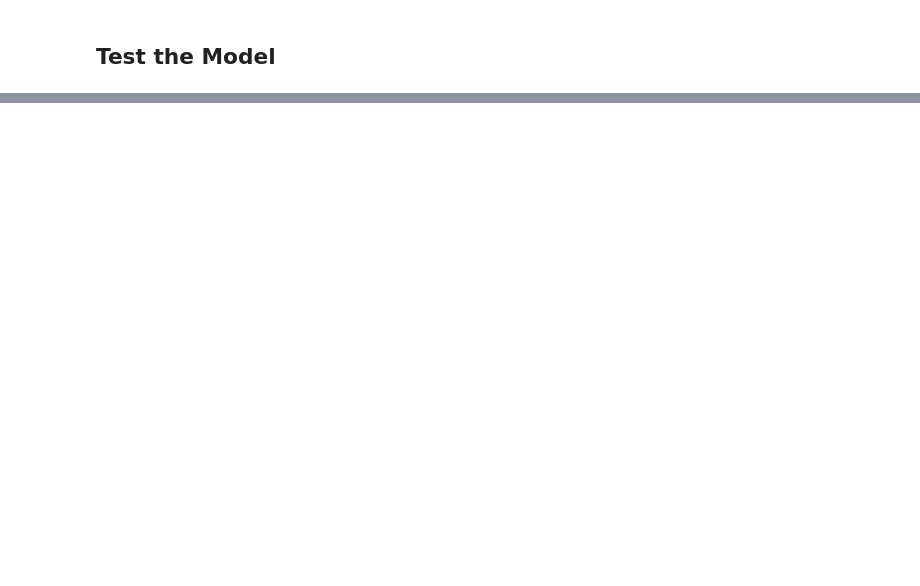
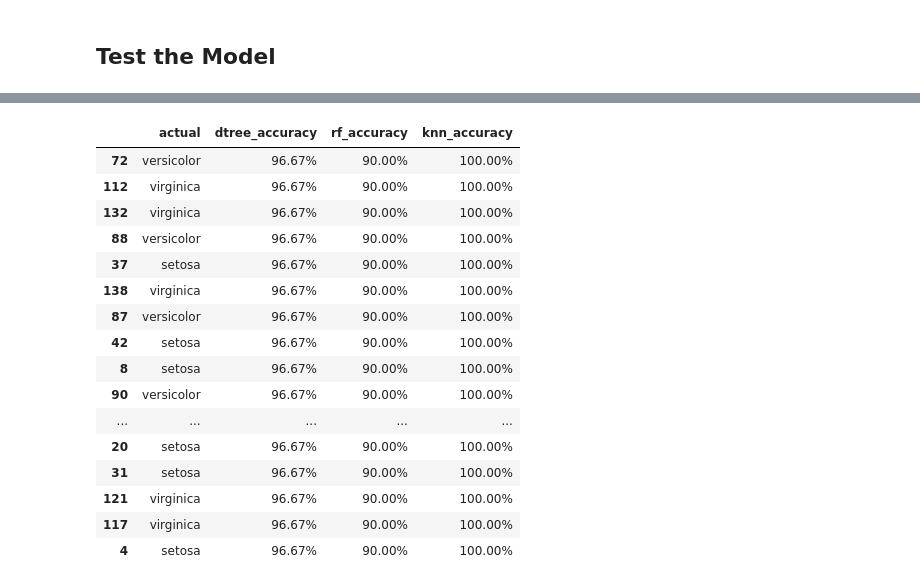
Before and after one commit to chasethompson/ds-methodologies-exercises, a Jupyter notebook: classification/model.ipynb, the cells around one changed output, grey strips where cells are left out. Saved outputs shown, nothing was run; the diff lists cells and outputs as text; code cells hidden in the pictures; blank space fills up the shorter version.

```diff
--- a/classification/model.ipynb
+++ b/classification/model.ipynb
@@ -792,0 +613,56 @@ Accuracy of random forest classifier on test set: 0.78
+# %%
+# a dataframe to hold our models' predictions for future comparison
+evaluation = pd.DataFrame({
+    'actual': y_validate
+})
+# %%
+# species ~ sepal_length + sepal_width + petal_length + petal_wdith
+X_train, y_train, X_validate, y_validate, X_test, y_test = get_iris_splits(iris)
+
+dtree_model = DecisionTreeClassifier(max_depth=7, random_state=123)
+dtree_model.fit(X_train, y_train)
+
+dtree_model.predict_proba(X_validate)[:, 1]
+evaluation['dtree_accuracy'] = ('{:.2%}'.format(dtree_model.score(X_validate, y_validate)))
+# %%
+# species ~ sepal_length + sepal_width + petal_length + petal_wdith
+X_train, y_train, X_validate, y_validate, X_test, y_test = get_iris_splits(iris)
+
+rf_model = RandomForestClassifier(random_state= 123, min_samples_leaf = 1, max_depth = 20)
+rf_model.fit(X_train, y_train)
+
+rf_model.predict_proba(X_validate)[:, 1]
+evaluation['rf_accuracy'] = ('{:.2%}'.format(rf_model.score(X_validate, y_validate)))
+# %%
+# species ~ sepal_length + sepal_width + petal_length + petal_wdith
+X_train, y_train, X_validate, y_validate, X_test, y_test = get_iris_splits(iris)
+
+scaler = MinMaxScaler()
+X_train = scaler.fit_transform(X_train)
+X_validate = scaler.transform(X_validate)
+
+knn_model = KNeighborsClassifier(n_neighbors=5, weights='uniform')
+knn_model.fit(X_train, y_train)
+
+knn_model.predict_proba(X_validate)[:, 1]
+evaluation['knn_accuracy'] = ('{:.2%}'.format(knn_model.score(X_validate, y_validate)))
+# %%
+evaluation
+# %% [output]
+|  | actual | dtree_accuracy | rf_accuracy | knn_accuracy |
+| 72 | versicolor | 96.67% | 90.00% | 100.00% |
+| 112 | virginica | 96.67% | 90.00% | 100.00% |
+| 132 | virginica | 96.67% | 90.00% | 100.00% |
+| 88 | versicolor | 96.67% | 90.00% | 100.00% |
+| 37 | setosa | 96.67% | 90.00% | 100.00% |
+| 138 | virginica | 96.67% | 90.00% | 100.00% |
+| 87 | versicolor | 96.67% | 90.00% | 100.00% |
+| 42 | setosa | 96.67% | 90.00% | 100.00% |
+| 8 | setosa | 96.67% | 90.00% | 100.00% |
+| 90 | versicolor | 96.67% | 90.00% | 100.00% |
+| ... | ... | ... | ... | ... |
+| 20 | setosa | 96.67% | 90.00% | 100.00% |
+| 31 | setosa | 96.67% | 90.00% | 100.00% |
+| 121 | virginica | 96.67% | 90.00% | 100.00% |
+| 117 | virginica | 96.67% | 90.00% | 100.00% |
+| 4 | setosa | 96.67% | 90.00% | 100.00% |
```
Also changed, not shown: parts of 106 cells of this notebook.
